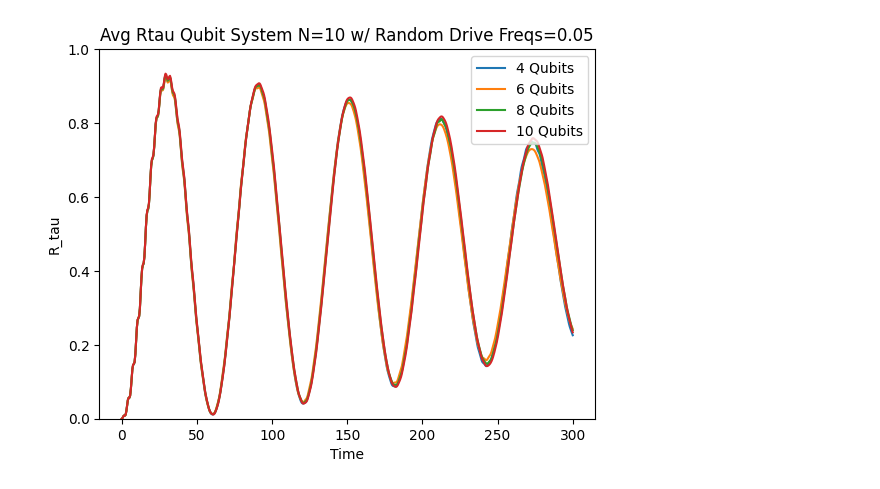
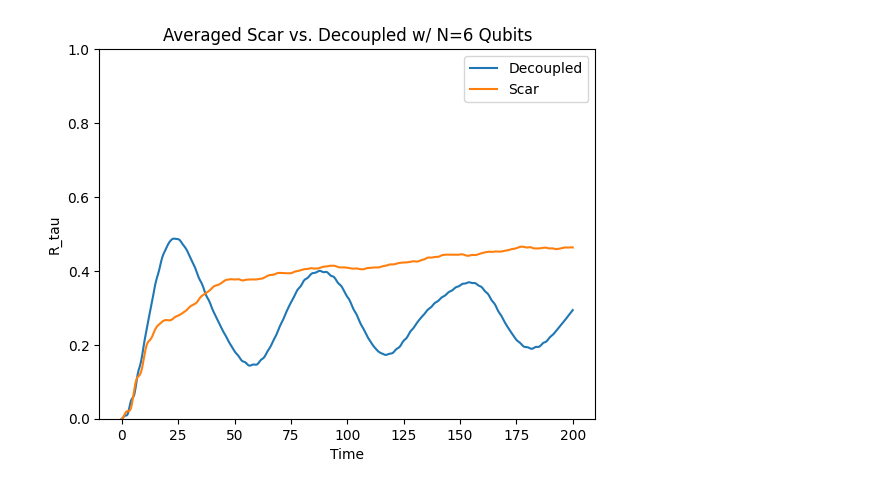
Before and after one commit to Idden/Quantum-Internship, a Jupyter notebook: Quantum_Batteries_Scars/disorder_tests/test6_expansion.ipynb, the cells around one changed output. Saved outputs shown, nothing was run; the diff lists cells and outputs as text; code cells hidden in the pictures.

Commit message:
comparison for disordered drive frequency

```diff
--- a/Quantum_Batteries_Scars/disorder_tests/test6_expansion.ipynb
+++ b/Quantum_Batteries_Scars/disorder_tests/test6_expansion.ipynb
@@ -47,12 +12,0 @@ plt.show()
-# %%
-for i in range(len(Rtau_all)):
-    plt.plot(tlist, Rtau_all[i], label=f"{int(nlist[i])} Qubits")
-
-plt.title(f"Avg Rtau Qubit System N={N} w/ Random Drive Freqs={disorder}")
-plt.ylabel("R_tau")
-plt.xlabel("Time")
-plt.ylim(0, 1)
-plt.legend()
-plt.show()
-# %% [output]
-[figure, removed]
@@ -58,0 +31,30 @@ plt.show()
+# %%
+wd = 0.642570281124498
+H0, H1_list, eigenvalues, eigenstates, psi0, basisList = get_random_freq_scar_ham(N)
+
+Rtau_scar = []
+for _ in range(50):
+    dw = np.random.uniform(-disorder, disorder, N)
+    omega_list = wd + dw
+    H = [H0]
+
+    for r in range(N):
+        args[f"wd{r}"] = omega_list[r]
+        H.append([H1_list[r], make_coeff(r)])
+
+    H = qt.QobjEvo(H, args=args)
+    psi_t = qt.sesolve(H, eigenstates[0], tlist, e_ops=[H0])
+    Rtau_scar.append(np.array(np.real(psi_t.expect[0] - psi_t.expect[0][0]) / (eigenvalues[-1] - eigenvalues[0])))
+Rtau_scar = np.array(Rtau_scar)
+Rtau_all.append(np.mean(Rtau_scar, axis=0))
+# %%
+plt.plot(tlist, Rtau_all[0], label="Decoupled")
+plt.plot(tlist, Rtau_all[1], label="Scar")
+plt.title(f"Averaged Scar vs. Decoupled w/ N={N} Qubits")
+plt.ylabel("R_tau")
+plt.xlabel("Time")
+plt.ylim(0, 1)
+plt.legend()
+plt.show()
+# %% [output]
+[figure, added]
```
Also changed, not shown: parts of 2 cells of this notebook, 2 other files.
